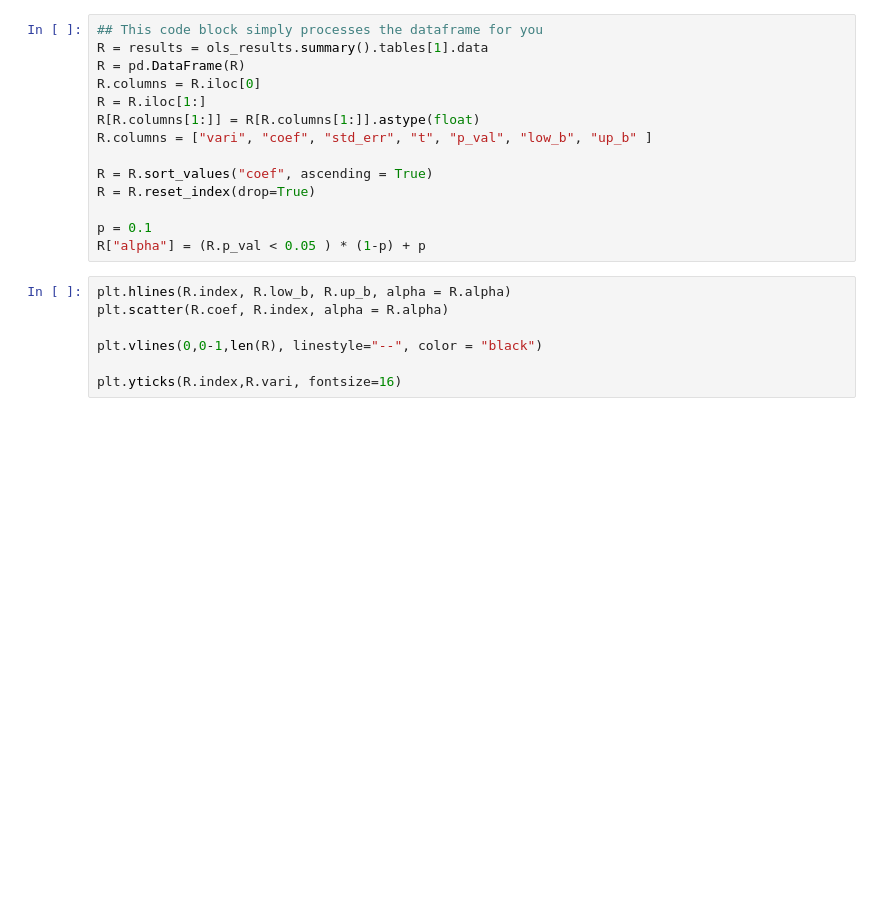
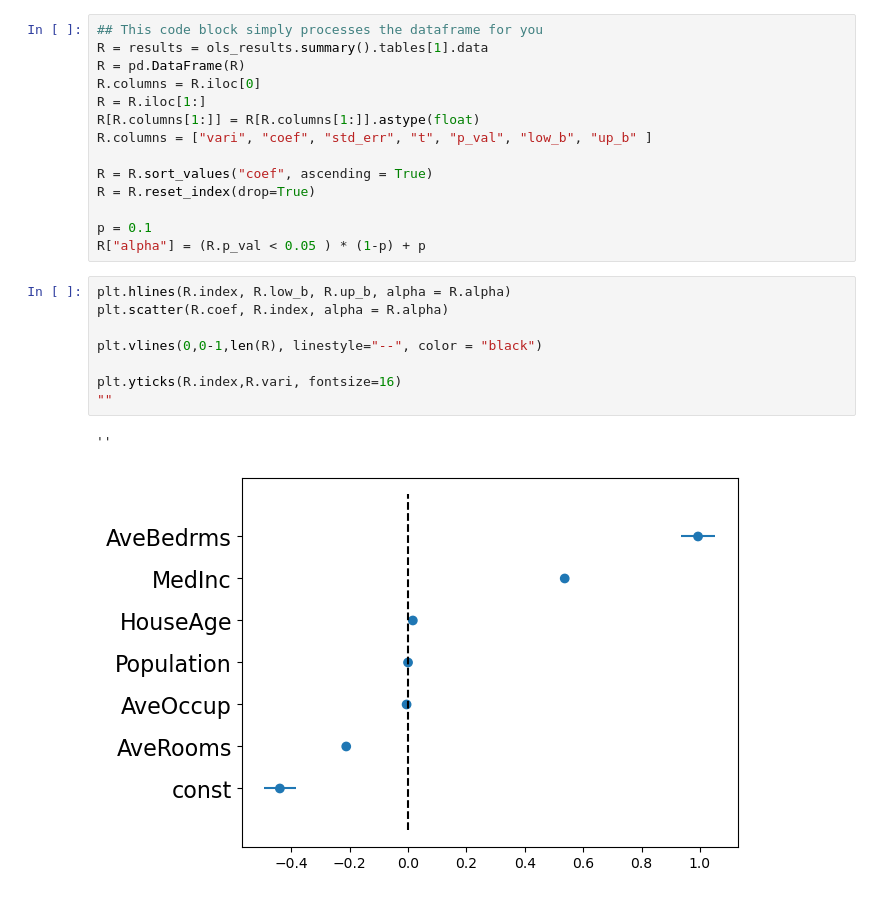
Before and after one commit to herbertfreeze/QSS82_F25, a Jupyter notebook: Week_2_Data_Exploration.ipynb, the cells around one changed output. Cells and saved outputs as stored; diff of their text form; blank space fills up the shorter version.

```diff
--- a/Week_2_Data_Exploration.ipynb
+++ b/Week_2_Data_Exploration.ipynb
@@ -74,7 +115,11 @@ R["alpha"] = (R.p_val < 0.05 ) * (1-p) + p
 # %%
 plt.hlines(R.index, R.low_b, R.up_b, alpha = R.alpha)
 plt.scatter(R.coef, R.index, alpha = R.alpha)
 
 plt.vlines(0,0-1,len(R), linestyle="--", color = "black")
 
 plt.yticks(R.index,R.vari, fontsize=16)
+""
+# %% [output]
+''
+[figure, added]
```
Also changed, not shown: parts of 4 cells of this notebook, 1 other file.
